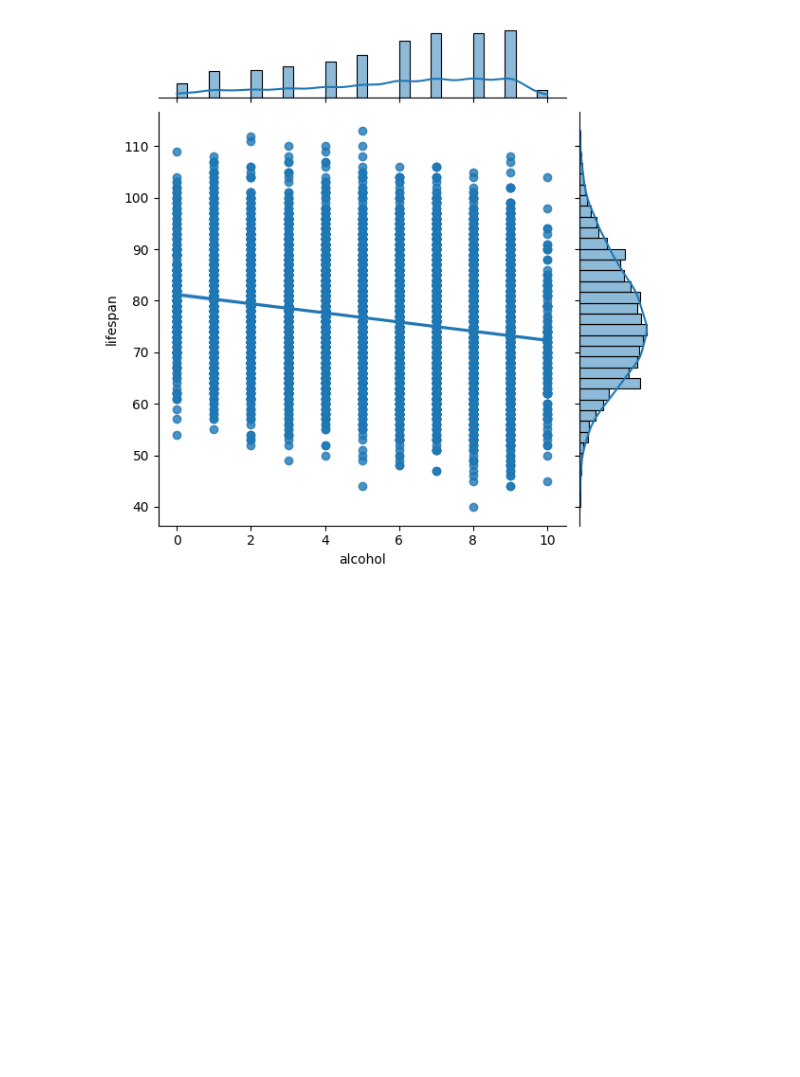
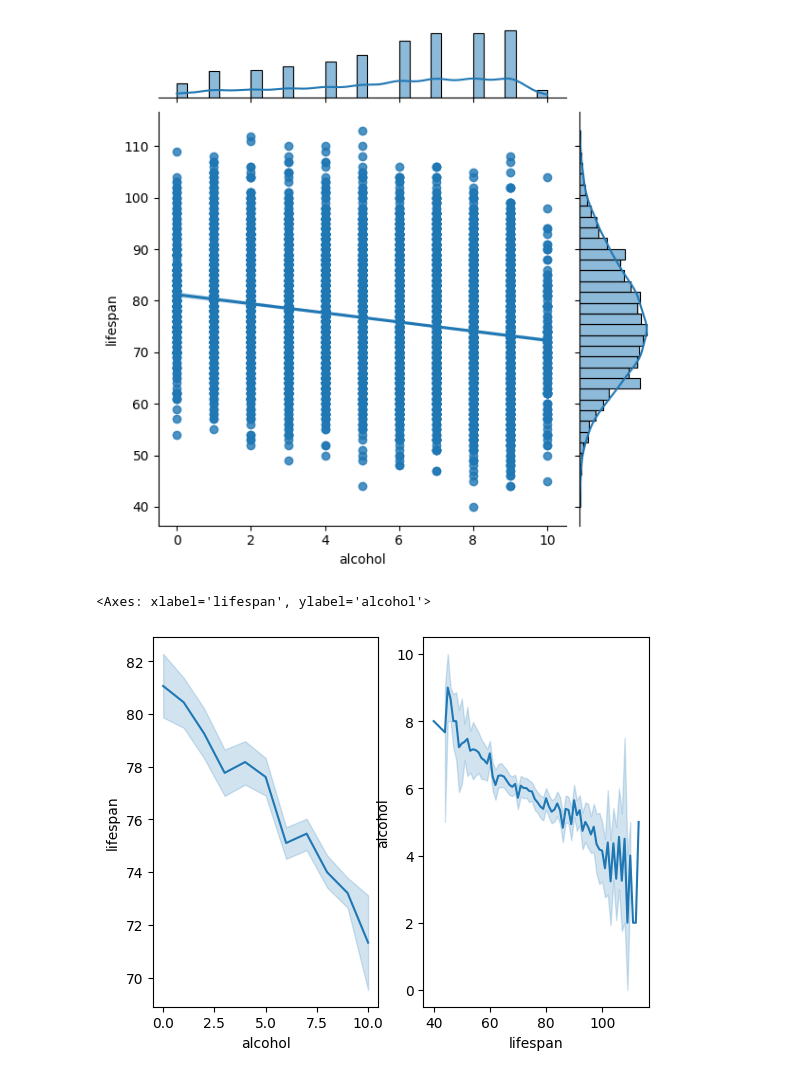
Before and after one commit to TinkerFrank/healthapp, a Jupyter notebook: PoissonRegression.ipynb, the cells around one changed output. Cells and saved outputs as stored; diff of their text form; code cells hidden in the pictures; blank space fills up the shorter version.

```diff
--- a/PoissonRegression.ipynb
+++ b/PoissonRegression.ipynb
@@ -50,3 +55,10 @@ sns.jointplot(data=analysis_df, x="alcohol", y="lifespan",marginal_kws=dict(bins
 # %% [output]
 <seaborn.axisgrid.JointGrid at 0x...>
 [figure]
+# %%
+fig, axes = plt.subplots(1,2)
+sns.lineplot(analysis_df, x='alcohol',y='lifespan', ax=axes[0])
+sns.lineplot(analysis_df,x='lifespan',y='alcohol',ax=axes[1])
+# %% [output]
+<Axes: xlabel='lifespan', ylabel='alcohol'>
+[figure, added]
```
Also changed, not shown: parts of 8 cells of this notebook, 2 other files.
